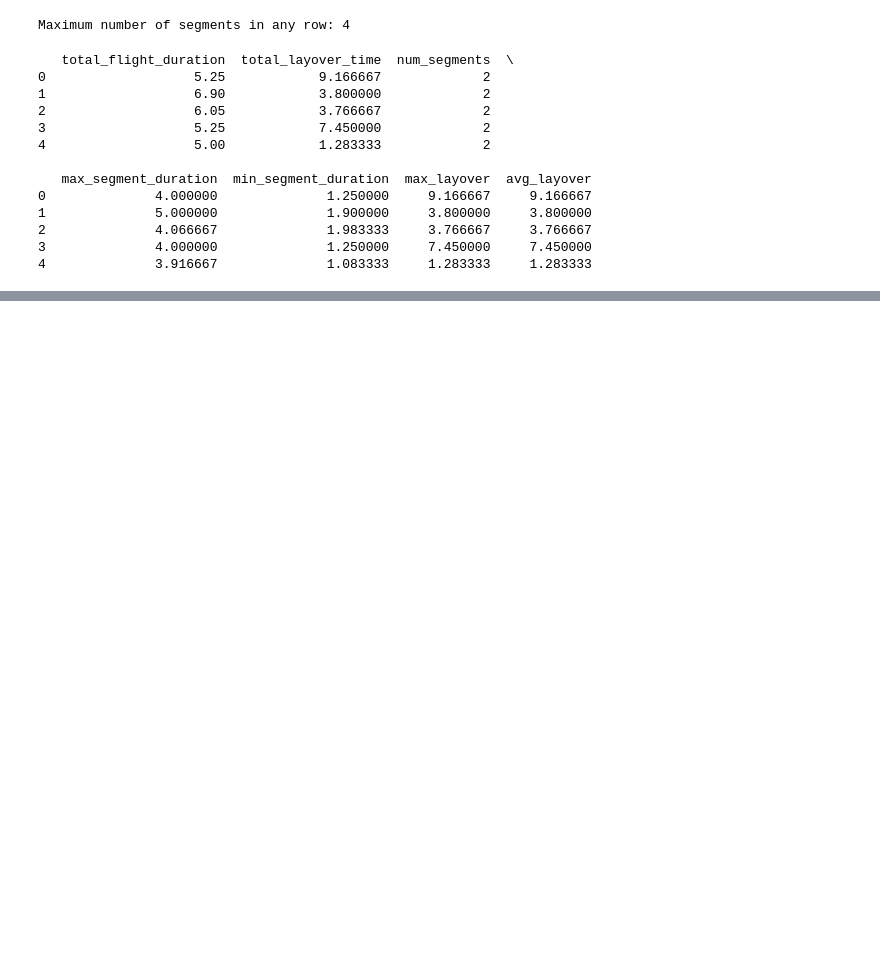
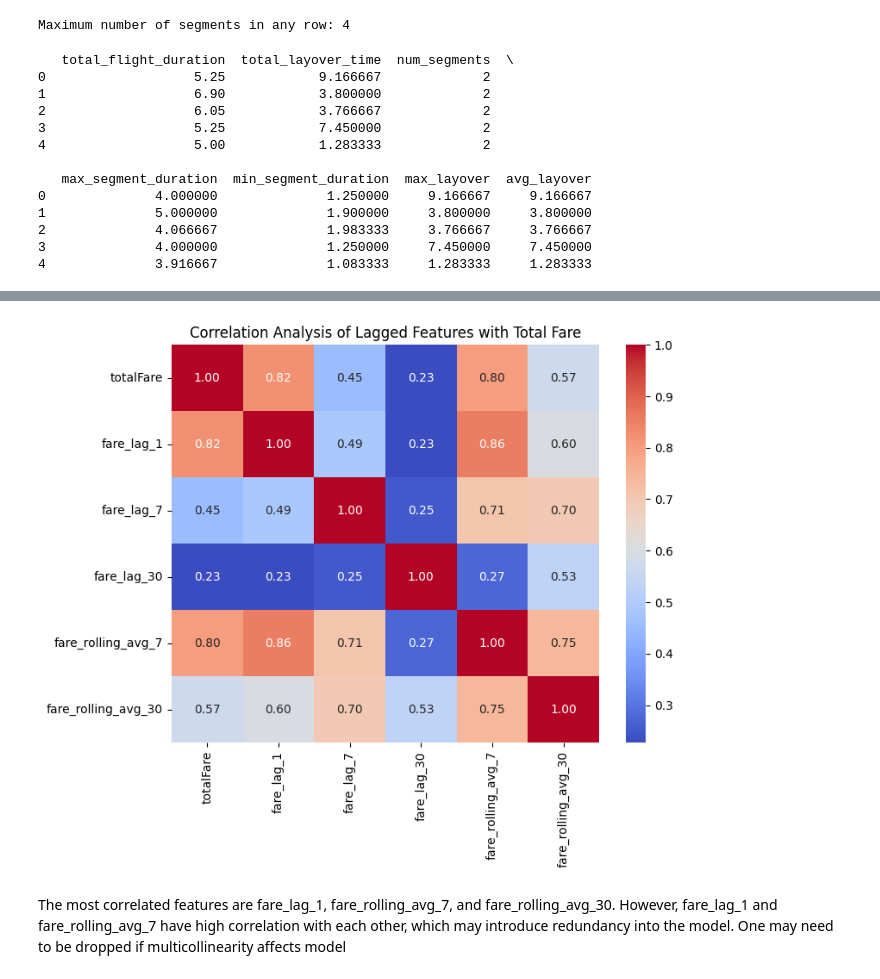
Before and after one commit to camrync23/Capstone-Project, a Jupyter notebook: notebooks/data_exploration.ipynb, the cells around one changed output, grey strips where cells are left out. Saved outputs shown, nothing was run; the diff lists cells and outputs as text; code cells hidden in the pictures; blank space fills up the shorter version.

```diff
--- a/notebooks/data_exploration.ipynb
+++ b/notebooks/data_exploration.ipynb
@@ -109,2 +101,16 @@ plt.show()
 # %% [markdown]
 ## Feature Engineering
+# %%
+#Time Related Features
+df['days_to_departure'] = (df['flightDate'] - df['searchDate']).dt.days
+
+df['flight_month'] = df['flightDate'].dt.month
+df['flight_day_of_week'] = df['flightDate'].dt.dayofweek
+df['flight_hour'] = df['flightDate'].dt.hour
+
+df['search_month'] = df['searchDate'].dt.month
+df['search_day_of_week'] = df['searchDate'].dt.dayofweek
+df['search_hour'] = df['searchDate'].dt.hour
+
+us_holidays = holidays.US()
+df['is_holiday'] = df['flightDate'].apply(lambda date: 1 if date in us_holidays else 0)
@@ -234,0 +288,17 @@ print(df[['total_flight_duration', 'total_layover_time', 'num_segments', 'max_se
+# %%
+
+
+# Sort by route and search date
+df = df.sort_values(by=['startingAirport', 'destinationAirport', 'searchDate'])
+
+# Create lag features for 1-day, 7-day, and 30-day periods
+df['fare_lag_1'] = df.groupby(['startingAirport', 'destinationAirport'])['totalFare'].shift(1)
+df['fare_lag_7'] = df.groupby(['startingAirport', 'destinationAirport'])['totalFare'].shift(7)
+df['fare_lag_30'] = df.groupby(['startingAirport', 'destinationAirport'])['totalFare'].shift(30)
+
+# Create rolling average features
+df['fare_rolling_avg_7'] = df.groupby(['startingAirport', 'destinationAirport'])['totalFare'].transform(lambda x: x.rolling(window=7).mean())
+df['fare_rolling_avg_30'] = df.groupby(['startingAirport', 'destinationAirport'])['totalFare'].transform(lambda x: x.rolling(window=30).mean())
+
+# Inspect the results
+print(df[['startingAirport', 'destinationAirport', 'searchDate', 'totalFare', 'fare_lag_1', 'fare_rolling_avg_7', 'fare_rolling_avg_30']].head(20))
@@ -234,0 +323,8 @@ print(df[['total_flight_duration', 'total_layover_time', 'num_segments', 'max_se
+# %%
+# Check correlation of lag and rolling averages to the totalFare to understand what is useful
+
+correlation_features = df[['totalFare', 'fare_lag_1', 'fare_lag_7', 'fare_lag_30',
+                           'fare_rolling_avg_7', 'fare_rolling_avg_30']]
+
+correlation_matrix = correlation_features.corr()
+print(correlation_matrix)
@@ -234,0 +347,9 @@ print(df[['total_flight_duration', 'total_layover_time', 'num_segments', 'max_se
+# %%
+plt.figure(figsize=(8, 6))
+sns.heatmap(correlation_matrix, annot=True, cmap='coolwarm', fmt='.2f')
+plt.title("Correlation Analysis of Lagged Features with Total Fare")
+plt.show()
+# %% [output]
+[figure, added]
+# %% [markdown]
+The most correlated features are fare_lag_1, fare_rolling_avg_7, and fare_rolling_avg_30. However, fare_lag_1 and fare_rolling_avg_7 have high correlation with each other, which may introduce redundancy into the model. One may need to be dropped if multicollinearity affects model
```
Also changed, not shown: parts of 12 cells of this notebook.
